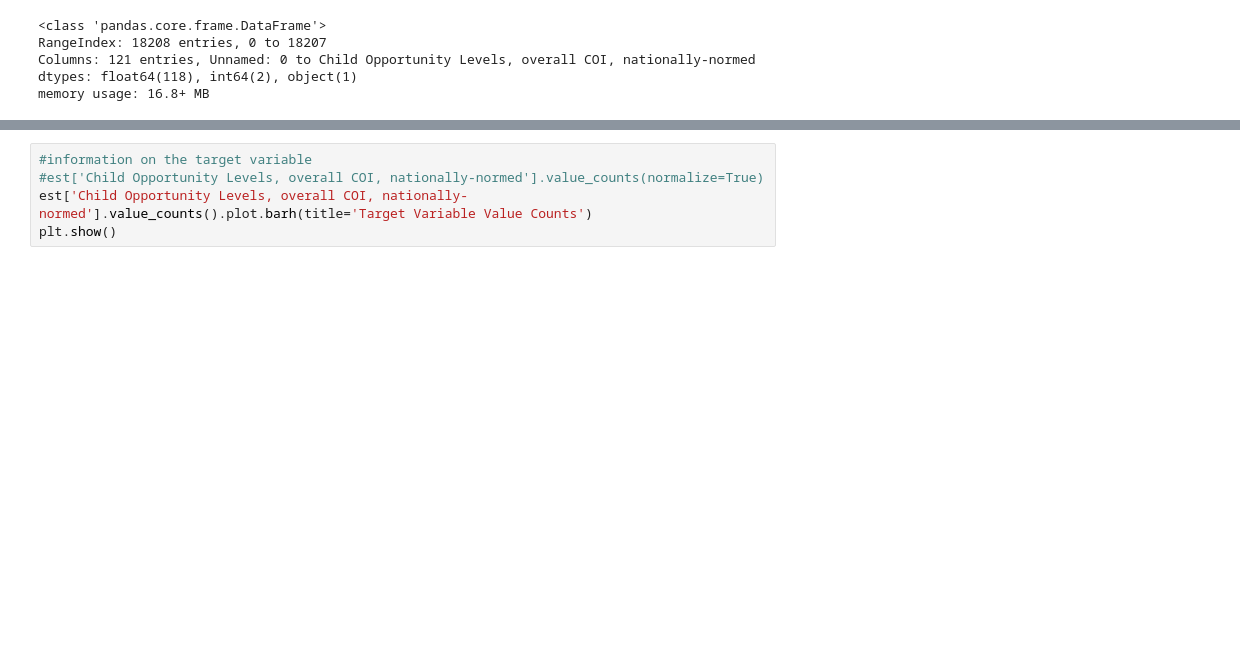
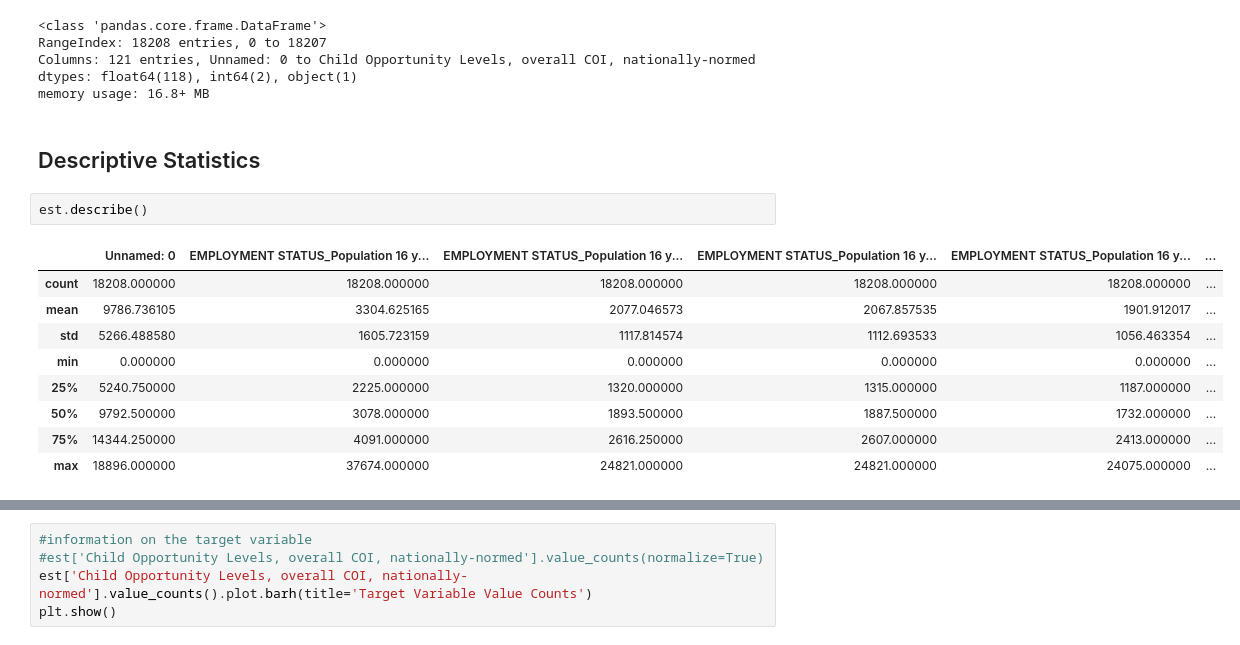
Before and after one commit to georgetown-analytics/Bleeding-Hearts, a Jupyter notebook: Step_3_EDA.ipynb, the cells around one changed output, grey strips where cells are left out. Drawn from its saved outputs; the diff is of its cells as text; blank space fills up the shorter version.

```diff
--- a/Step_3_EDA.ipynb
+++ b/Step_3_EDA.ipynb
@@ -22,3 +23,17 @@ RangeIndex: 18208 entries, 0 to 18207
 Columns: 121 entries, Unnamed: 0 to Child Opportunity Levels, overall COI, nationally-normed
 dtypes: float64(118), int64(2), object(1)
 memory usage: 16.8+ MB
+# %% [markdown]
+## Descriptive Statistics
+# %%
+est.describe()
+# %% [output]
+|  | Unnamed: 0 | EMPLOYMENT STATUS_Population 16 y... | EMPLOYMENT STATUS_Population 16 y... | EMPLOYMENT STATUS_Population 16 y... | EMPLOYMENT STATUS_Population 16 y... | ... |
+| count | 18208.000000 | 18208.000000 | 18208.000000 | 18208.000000 | 18208.000000 | ... |
+| mean | 9786.736105 | 3304.625165 | 2077.046573 | 2067.857535 | 1901.912017 | ... |
+| std | 5266.488580 | 1605.723159 | 1117.814574 | 1112.693533 | 1056.463354 | ... |
+| min | 0.000000 | 0.000000 | 0.000000 | 0.000000 | 0.000000 | ... |
+| 25% | 5240.750000 | 2225.000000 | 1320.000000 | 1315.000000 | 1187.000000 | ... |
+| 50% | 9792.500000 | 3078.000000 | 1893.500000 | 1887.500000 | 1732.000000 | ... |
+| 75% | 14344.250000 | 4091.000000 | 2616.250000 | 2607.000000 | 2413.000000 | ... |
+| max | 18896.000000 | 37674.000000 | 24821.000000 | 24821.000000 | 24075.000000 | ... |
```
Also changed, not shown: parts of 13 cells of this notebook.
